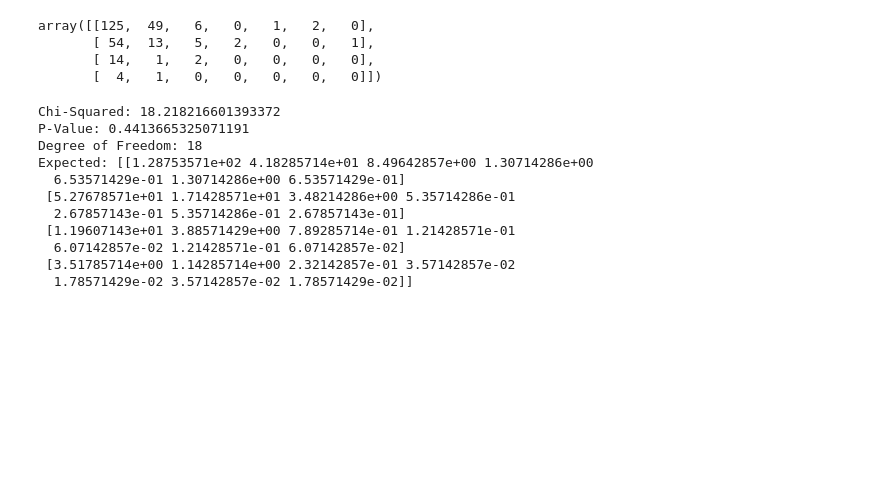
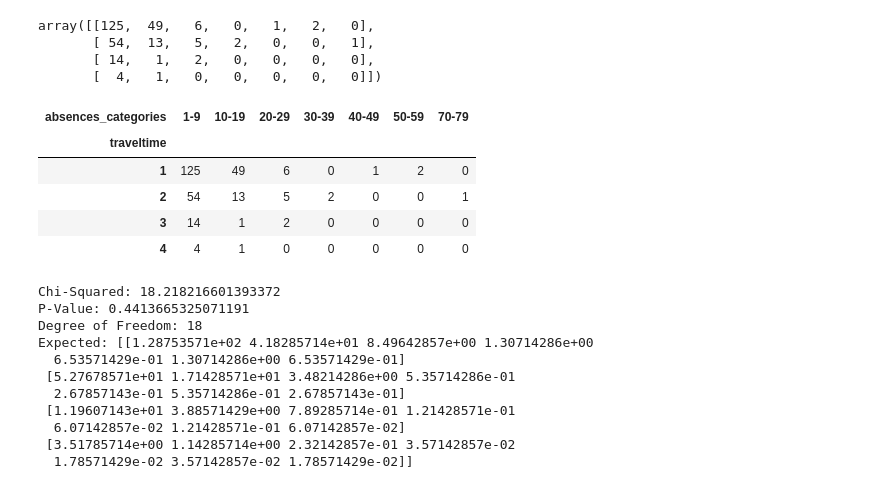
Before and after one commit to yestrella14/DS-Unit-1-Sprint-2-Statistics, a Jupyter notebook: LS_DS_122_Chi2_Tests_Assignment.ipynb, the cells around one changed output. Drawn from its saved outputs; the diff is of its cells as text; code cells hidden in the pictures; blank space fills up the shorter version.

```diff
--- a/LS_DS_122_Chi2_Tests_Assignment.ipynb
+++ b/LS_DS_122_Chi2_Tests_Assignment.ipynb
@@ -176,6 +201,16 @@ array([[125,  49,   6,   0,   1,   2,   0],
        [ 54,  13,   5,   2,   0,   0,   1],
        [ 14,   1,   2,   0,   0,   0,   0],
        [  4,   1,   0,   0,   0,   0,   0]])
+# %%
+observed_Contigency_table = pd.crosstab(students1['traveltime'], students1['absences_categories'])
+observed_Contigency_table
+# %% [output]
+| absences_categories | 1-9 | 10-19 | 20-29 | 30-39 | 40-49 | 50-59 | 70-79 |
+| traveltime |  |  |  |  |  |  |  |
+| 1 | 125 | 49 | 6 | 0 | 1 | 2 | 0 |
+| 2 | 54 | 13 | 5 | 2 | 0 | 0 | 1 |
+| 3 | 14 | 1 | 2 | 0 | 0 | 0 | 0 |
+| 4 | 4 | 1 | 0 | 0 | 0 | 0 | 0 |
 # %%
 chi_squared, p_value, dof, expected1 =stats.chi2_contingency(observed)
 print(f"Chi-Squared: {chi_squared}")
```
Also changed, not shown: parts of 6 cells of this notebook.
